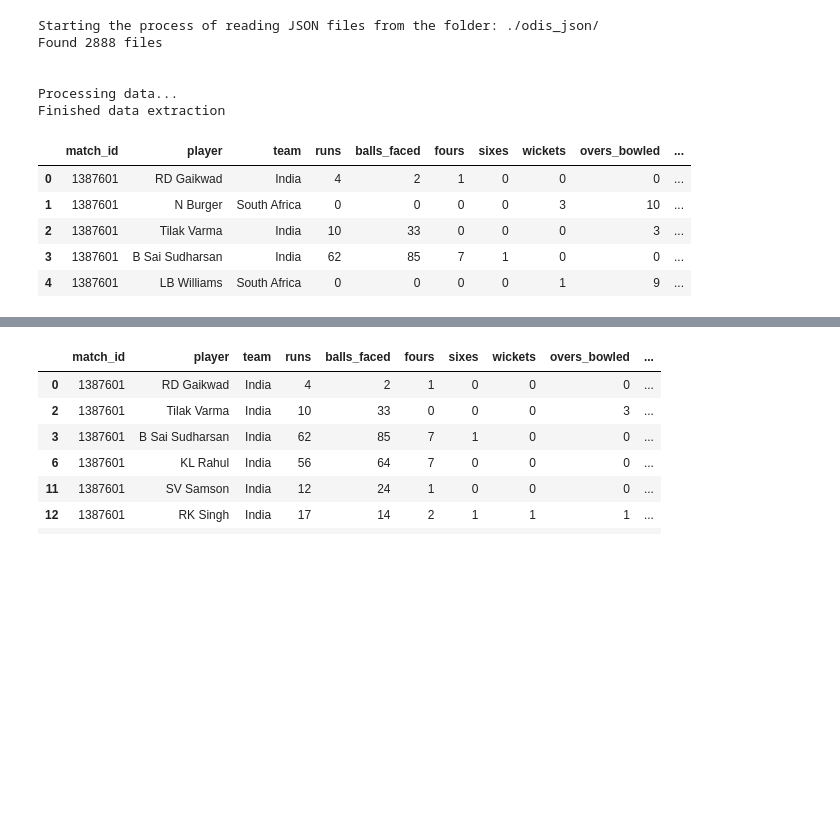
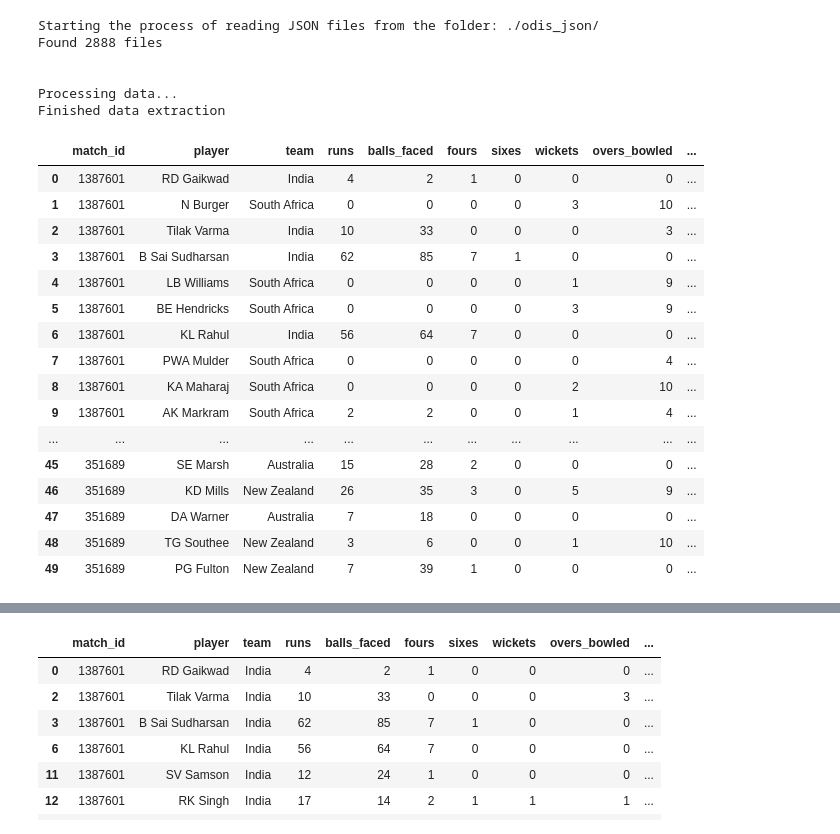
Before and after one commit to adimail/fantasy-sports-machine-learning, a Jupyter notebook: Data analysis.ipynb, the cells around one changed output, grey strips where cells are left out. Drawn from its saved outputs; the diff is of its cells as text; code cells hidden in the pictures; blank space fills up the shorter version.

```diff
--- a/Data analysis.ipynb
+++ b/Data analysis.ipynb
@@ -388,6 +388,10 @@ for file in os.listdir(json_folder):
         with open(file_path, "r", encoding="utf-8") as f:
             match_data = json.load(f)
             match_id = file.replace(".json", "")
+
+            # Get match outcome (winner team)
+            outcome = match_data.get("info", {}).get("outcome", {})
+            winner_team = outcome.get("winner", None)
 
             team_players = match_data.get("info", {}).get("players", {})
             player_team_map = {player: team for team, players in team_players.items() for player in players}
@@ -415,7 +419,7 @@ for file in os.listdir(json_folder):
                                     "team": player_team_map.get(player, batting_team if player in team_players.get(batting_team, []) else bowling_team),
                                     "runs": 0, "balls_faced": 0, "fours": 0, "sixes": 0,
                                     "wickets": 0, "overs_bowled": 0, "balls_bowled": 0, "runs_conceded": 0,
-                                    "catches": 0
+                                    "catches": 0, "match_outcome": "loss"  # Default to loss, will update later
                                 }
 
                         # Update batting stats
@@ -449,10 +453,14 @@ for file in os.listdir(json_folder):
                                                 "team": player_team_map.get(fielder_name, bowling_team),
                                                 "runs": 0, "balls_faced": 0, "fours": 0, "sixes": 0,
                                                 "wickets": 0, "overs_bowled": 0, "balls_bowled": 0, "runs_conceded": 0,
-                                                "catches": 0
+                                                "catches": 0, "match_outcome": "loss"  # Default to loss, will update later
                                             }
                                         player_stats[fielder_name]["catches"] += 1
 
+            # Update match outcome for each player
+            for player, stats in player_stats.items():
+                if stats["team"] == winner_team:
+                    stats["match_outcome"] = "win"
 
             # Convert player stats to final format
             for player, stats in player_stats.items():
@@ -472,11 +480,22 @@ Found 2888 files
 Processing data...
 Finished data extraction
 # %%
-players_detailed_stats.head()
+players_detailed_stats.head(50)
 # %% [output]
 |  | match_id | player | team | runs | balls_faced | fours | sixes | wickets | overs_bowled | ... |
 | 0 | 1387601 | RD Gaikwad | India | 4 | 2 | 1 | 0 | 0 | 0 | ... |
 | 1 | 1387601 | N Burger | South Africa | 0 | 0 | 0 | 0 | 3 | 10 | ... |
 | 2 | 1387601 | Tilak Varma | India | 10 | 33 | 0 | 0 | 0 | 3 | ... |
 | 3 | 1387601 | B Sai Sudharsan | India | 62 | 85 | 7 | 1 | 0 | 0 | ... |
 | 4 | 1387601 | LB Williams | South Africa | 0 | 0 | 0 | 0 | 1 | 9 | ... |
+| 5 | 1387601 | BE Hendricks | South Africa | 0 | 0 | 0 | 0 | 3 | 9 | ... |
+| 6 | 1387601 | KL Rahul | India | 56 | 64 | 7 | 0 | 0 | 0 | ... |
+| 7 | 1387601 | PWA Mulder | South Africa | 0 | 0 | 0 | 0 | 0 | 4 | ... |
+| 8 | 1387601 | KA Maharaj | South Africa | 0 | 0 | 0 | 0 | 2 | 10 | ... |
+| 9 | 1387601 | AK Markram | South Africa | 2 | 2 | 0 | 0 | 1 | 4 | ... |
+| ... | ... | ... | ... | ... | ... | ... | ... | ... | ... | ... |
+| 45 | 351689 | SE Marsh | Australia | 15 | 28 | 2 | 0 | 0 | 0 | ... |
+| 46 | 351689 | KD Mills | New Zealand | 26 | 35 | 3 | 0 | 5 | 9 | ... |
+| 47 | 351689 | DA Warner | Australia | 7 | 18 | 0 | 0 | 0 | 0 | ... |
+| 48 | 351689 | TG Southee | New Zealand | 3 | 6 | 0 | 0 | 1 | 10 | ... |
+| 49 | 351689 | PG Fulton | New Zealand | 7 | 39 | 1 | 0 | 0 | 0 | ... |
```
Also changed, not shown: parts of 7 cells of this notebook, 1 other file.
